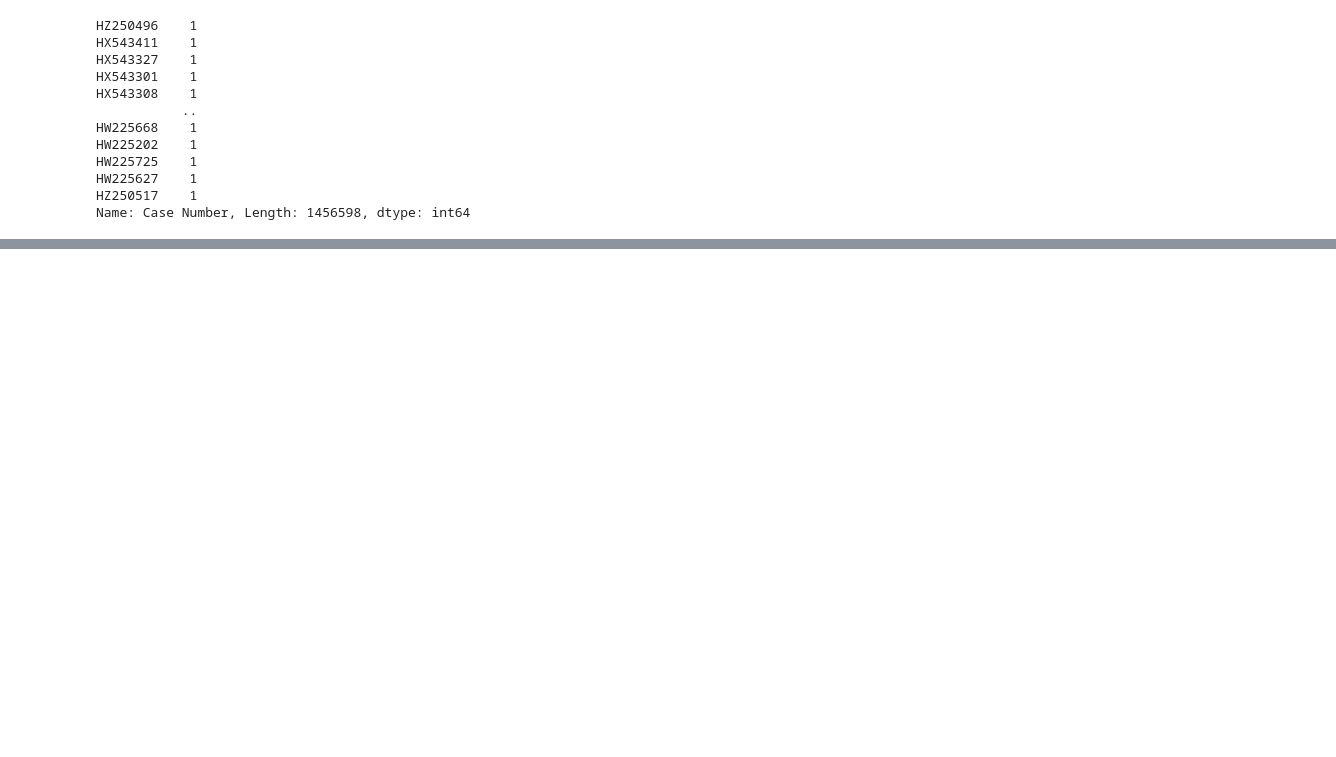
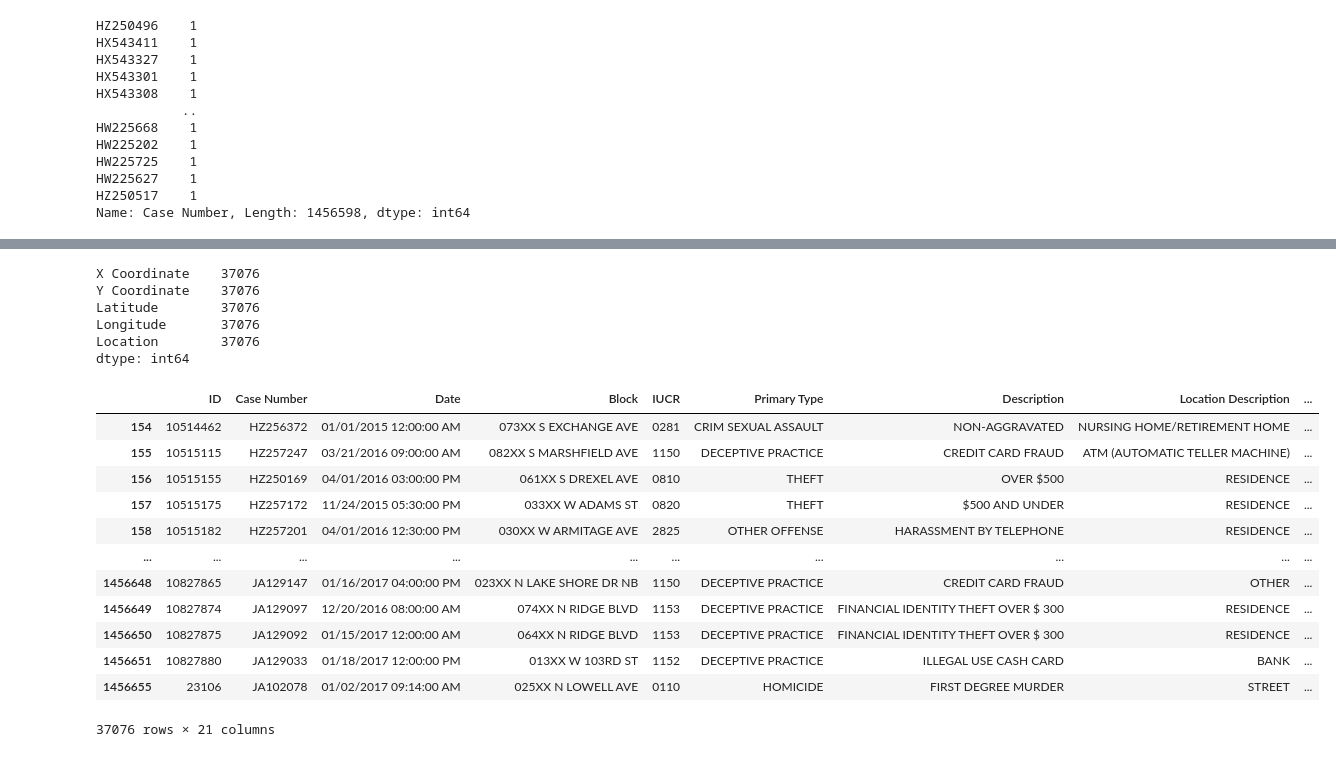
Before and after one commit to IamREX622/Analysis-on-Crimes-in-Chicago-2012-2017-, a Jupyter notebook: Untitled.ipynb, the cells around one changed output, grey strips where cells are left out. Cells and saved outputs as stored; diff of their text form; code cells hidden in the pictures; blank space fills up the shorter version.

```diff
--- a/Untitled.ipynb
+++ b/Untitled.ipynb
@@ -395,0 +460,3 @@ Name: Case Number, Length: 1456598, dtype: int64
+# %%
+df3 = df2.drop("Updated On",axis=1)
+df3
@@ -395,0 +497,26 @@ Name: Case Number, Length: 1456598, dtype: int64
+# %%
+value = df3[['X Coordinate','Y Coordinate','Latitude','Longitude','Location']].isnull().sum()
+value
+# %% [output]
+X Coordinate    37076
+Y Coordinate    37076
+Latitude        37076
+Longitude       37076
+Location        37076
+dtype: int64
+# %%
+df3[(df3['X Coordinate'].isnull())&(df3['Y Coordinate'].isnull())&(df3['Latitude'].isnull())&(df3['Longitude'].isnull())&(df3['Location'].isnull())]
+# %% [output]
+|  | ID | Case Number | Date | Block | IUCR | Primary Type | Description | Location Description | ... |
+| 154 | 10514462 | HZ256372 | 01/01/2015 12:00:00 AM | 073XX S EXCHANGE AVE | 0281 | CRIM SEXUAL ASSAULT | NON-AGGRAVATED | NURSING HOME/RETIREMENT HOME | ... |
+| 155 | 10515115 | HZ257247 | 03/21/2016 09:00:00 AM | 082XX S MARSHFIELD AVE | 1150 | DECEPTIVE PRACTICE | CREDIT CARD FRAUD | ATM (AUTOMATIC TELLER MACHINE) | ... |
+| 156 | 10515155 | HZ250169 | 04/01/2016 03:00:00 PM | 061XX S DREXEL AVE | 0810 | THEFT | OVER $500 | RESIDENCE | ... |
+| 157 | 10515175 | HZ257172 | 11/24/2015 05:30:00 PM | 033XX W ADAMS ST | 0820 | THEFT | $500 AND UNDER | RESIDENCE | ... |
+| 158 | 10515182 | HZ257201 | 04/01/2016 12:30:00 PM | 030XX W ARMITAGE AVE | 2825 | OTHER OFFENSE | HARASSMENT BY TELEPHONE | RESIDENCE | ... |
+| ... | ... | ... | ... | ... | ... | ... | ... | ... | ... |
+| 1456648 | 10827865 | JA129147 | 01/16/2017 04:00:00 PM | 023XX N LAKE SHORE DR NB | 1150 | DECEPTIVE PRACTICE | CREDIT CARD FRAUD | OTHER | ... |
+| 1456649 | 10827874 | JA129097 | 12/20/2016 08:00:00 AM | 074XX N RIDGE BLVD | 1153 | DECEPTIVE PRACTICE | FINANCIAL IDENTITY THEFT OVER $ 300 | RESIDENCE | ... |
+| 1456650 | 10827875 | JA129092 | 01/15/2017 12:00:00 AM | 064XX N RIDGE BLVD | 1153 | DECEPTIVE PRACTICE | FINANCIAL IDENTITY THEFT OVER $ 300 | RESIDENCE | ... |
+| 1456651 | 10827880 | JA129033 | 01/18/2017 12:00:00 PM | 013XX W 103RD ST | 1152 | DECEPTIVE PRACTICE | ILLEGAL USE CASH CARD | BANK | ... |
+| 1456655 | 23106 | JA102078 | 01/02/2017 09:14:00 AM | 025XX N LOWELL AVE | 0110 | HOMICIDE | FIRST DEGREE MURDER | STREET | ... |
+37076 rows × 21 columns
```
Also changed, not shown: parts of 11 cells of this notebook.
